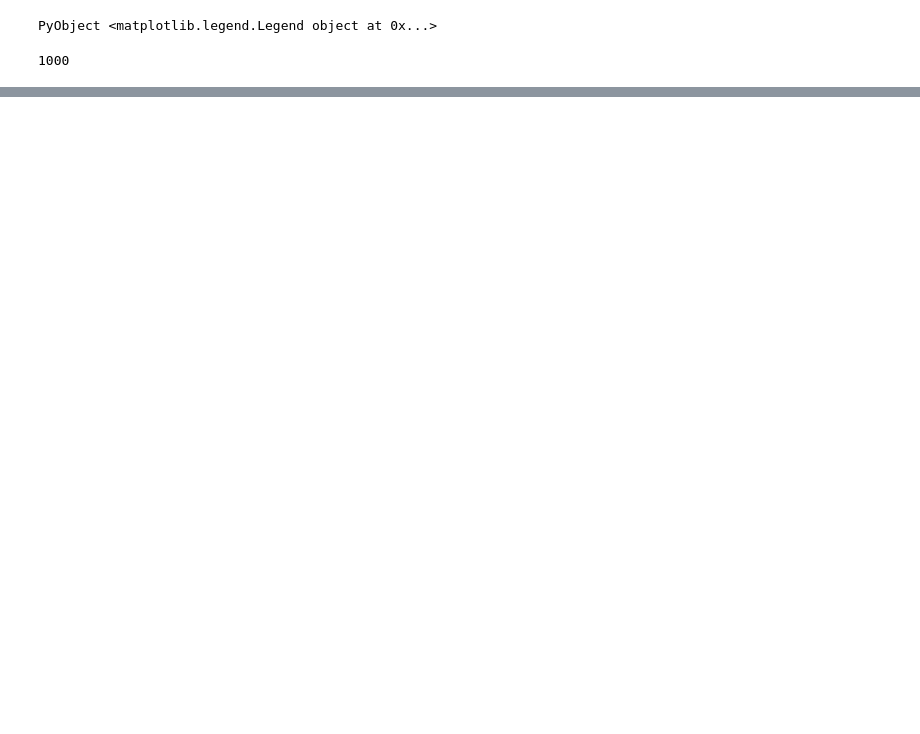
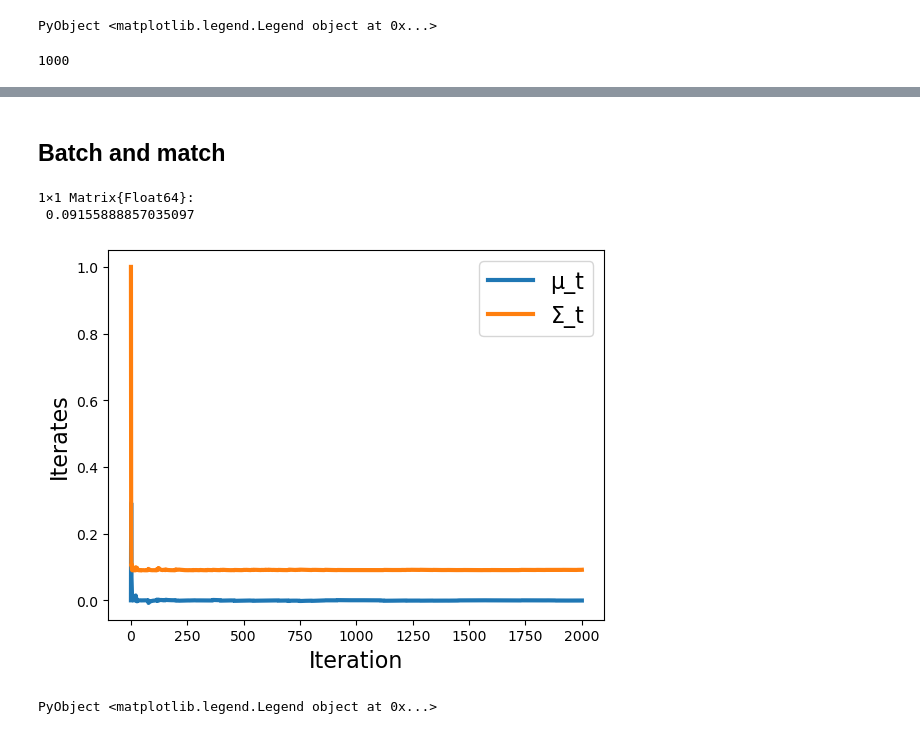
Before and after one commit to dicai/eigenVI, a Jupyter notebook: examples/1d_example.ipynb, the cells around one changed output, grey strips where cells are left out. Cells and saved outputs as stored; diff of their text form; code cells hidden in the pictures; blank space fills up the shorter version.

```diff
--- a/examples/1d_example.ipynb
+++ b/examples/1d_example.ipynb
@@ -84,0 +92,25 @@ hist(samples, density=true, bins=30, color="tab:orange", alpha=0.5);
+# %% [markdown]
+## Batch and match
+# %%
+λ(t) = 10/(t+1)
+T = 2000
+B = 30
+D = 1
+
+using ReverseDiff
+dlogP_vector(x) = ReverseDiff.gradient(logP, x)
+
+μ_iterates, Σ_iterates = bam(T, B, zeros(D), ones(D,D), λ, dlogP_vector; tol=1e-8)
+μ_fit = μ_iterates[end]
+Σ_fit = Σ_iterates[end]
+# %% [output]
+1×1 Matrix{Float64}:
+ 0.09155888857035097
+# %%
+plot(μ_iterates, label="μ_t", lw=3)
+plot([Σ_iterates[t][1,1] for t in 1:length(Σ_iterates)], label="Σ_t", lw=3)
+
+xlabel("Iteration", fontsize=fontsize); ylabel("Iterates", fontsize=fontsize); legend(fontsize=fontsize)
+# %% [output]
+[figure, added]
+PyObject <matplotlib.legend.Legend object at 0x...>
```
Also changed, not shown: parts of 6 cells of this notebook, 2 other files.
